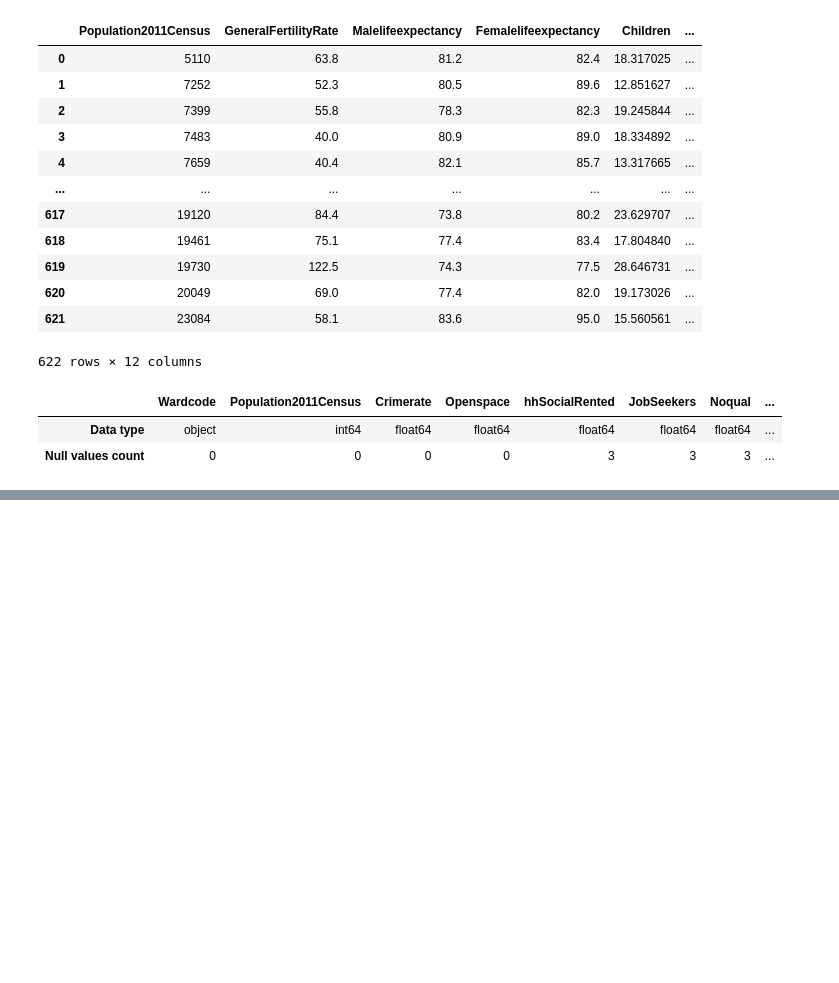
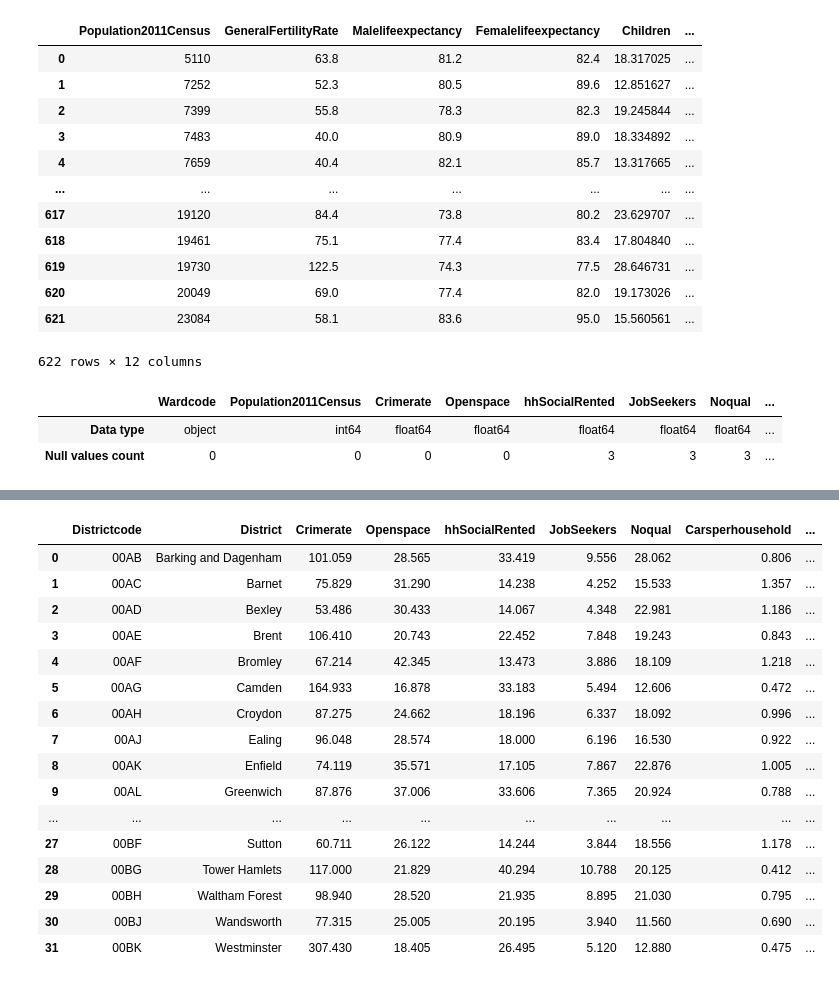
Before and after one commit to nindakhoirunnisa/W8, a Jupyter notebook: Data cleaning.ipynb, the cells around one changed output, grey strips where cells are left out. Drawn from its saved outputs; the diff is of its cells as text; code cells hidden in the pictures; blank space fills up the shorter version.

Commit message:
clean data

```diff
--- a/Data cleaning.ipynb
+++ b/Data cleaning.ipynb
@@ -421,3 +421,6 @@ info
 | Null values count | 0 | 0 | 0 | 0 | 3 | 3 | 3 | ... |
 # %%
 df.to_csv("Cleaned_dataset_ward_level.csv")
+# %%
+df = df[['Population2011Census', 'Wardcode', 'Ward name', 'Districtcode', 'District', 'Crimerate', 'Openspace', 'hhSocialRented', 'JobSeekers', 'Noqual', 'Carsperhousehold', 'GeneralFertilityRate', 'Malelifeexpectancy', 'Femalelifeexpectancy', 'Children', 'Greaterthan65', 'nonwhite', 'NotBorninUK', 'NotEnglishspeaking']]
+df
@@ -423,0 +441,29 @@ df.to_csv("Cleaned_dataset_ward_level.csv")
+# %%
+cols = [ val for val in df.columns if val != 'Population2011Census']
+grouped_ = round(pd.concat([df.groupby(['Districtcode', 'District'])[cols].mean(), df.groupby(['Districtcode', 'District'])['Population2011Census'].sum()], axis=1).reset_index(),3)
+grouped_.to_csv("clean_dataset_district_level.csv")
+grouped_
+
+#grouped_ = df.groupby(by=['Districtcode'], as_index=False)['Population2011Census'].sum()
+#grouped_
+
+#grouped_ = df.groupby(by=['Districocode'], as_index=False)['Total'].agg(['sum','count']).reset_index().rename(columns={'sum': 'TotalAmount', 'count': 'ProductBought'})
+#r.sort_values('Customer ID')[:15]
+# %% [output]
+|  | Districtcode | District | Crimerate | Openspace | hhSocialRented | JobSeekers | Noqual | Carsperhousehold | ... |
+| 0 | 00AB | Barking and Dagenham | 101.059 | 28.565 | 33.419 | 9.556 | 28.062 | 0.806 | ... |
+| 1 | 00AC | Barnet | 75.829 | 31.290 | 14.238 | 4.252 | 15.533 | 1.357 | ... |
+| 2 | 00AD | Bexley | 53.486 | 30.433 | 14.067 | 4.348 | 22.981 | 1.186 | ... |
+| 3 | 00AE | Brent | 106.410 | 20.743 | 22.452 | 7.848 | 19.243 | 0.843 | ... |
+| 4 | 00AF | Bromley | 67.214 | 42.345 | 13.473 | 3.886 | 18.109 | 1.218 | ... |
+| 5 | 00AG | Camden | 164.933 | 16.878 | 33.183 | 5.494 | 12.606 | 0.472 | ... |
+| 6 | 00AH | Croydon | 87.275 | 24.662 | 18.196 | 6.337 | 18.092 | 0.996 | ... |
+| 7 | 00AJ | Ealing | 96.048 | 28.574 | 18.000 | 6.196 | 16.530 | 0.922 | ... |
+| 8 | 00AK | Enfield | 74.119 | 35.571 | 17.105 | 7.867 | 22.876 | 1.005 | ... |
+| 9 | 00AL | Greenwich | 87.876 | 37.006 | 33.606 | 7.365 | 20.924 | 0.788 | ... |
+| ... | ... | ... | ... | ... | ... | ... | ... | ... | ... |
+| 27 | 00BF | Sutton | 60.711 | 26.122 | 14.244 | 3.844 | 18.556 | 1.178 | ... |
+| 28 | 00BG | Tower Hamlets | 117.000 | 21.829 | 40.294 | 10.788 | 20.125 | 0.412 | ... |
+| 29 | 00BH | Waltham Forest | 98.940 | 28.520 | 21.935 | 8.895 | 21.030 | 0.795 | ... |
+| 30 | 00BJ | Wandsworth | 77.315 | 25.005 | 20.195 | 3.940 | 11.560 | 0.690 | ... |
+| 31 | 00BK | Westminster | 307.430 | 18.405 | 26.495 | 5.120 | 12.880 | 0.475 | ... |
```
Also changed, not shown: parts of 1 cell of this notebook, 2 other files.
